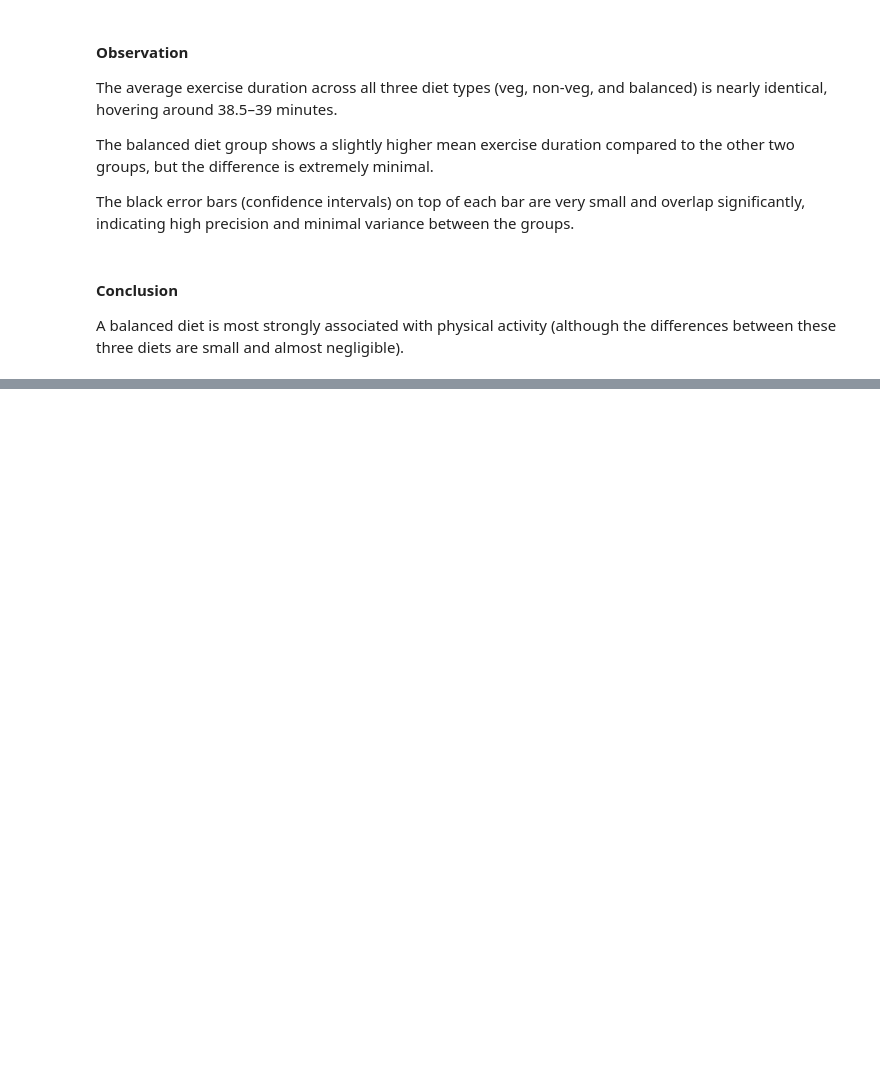
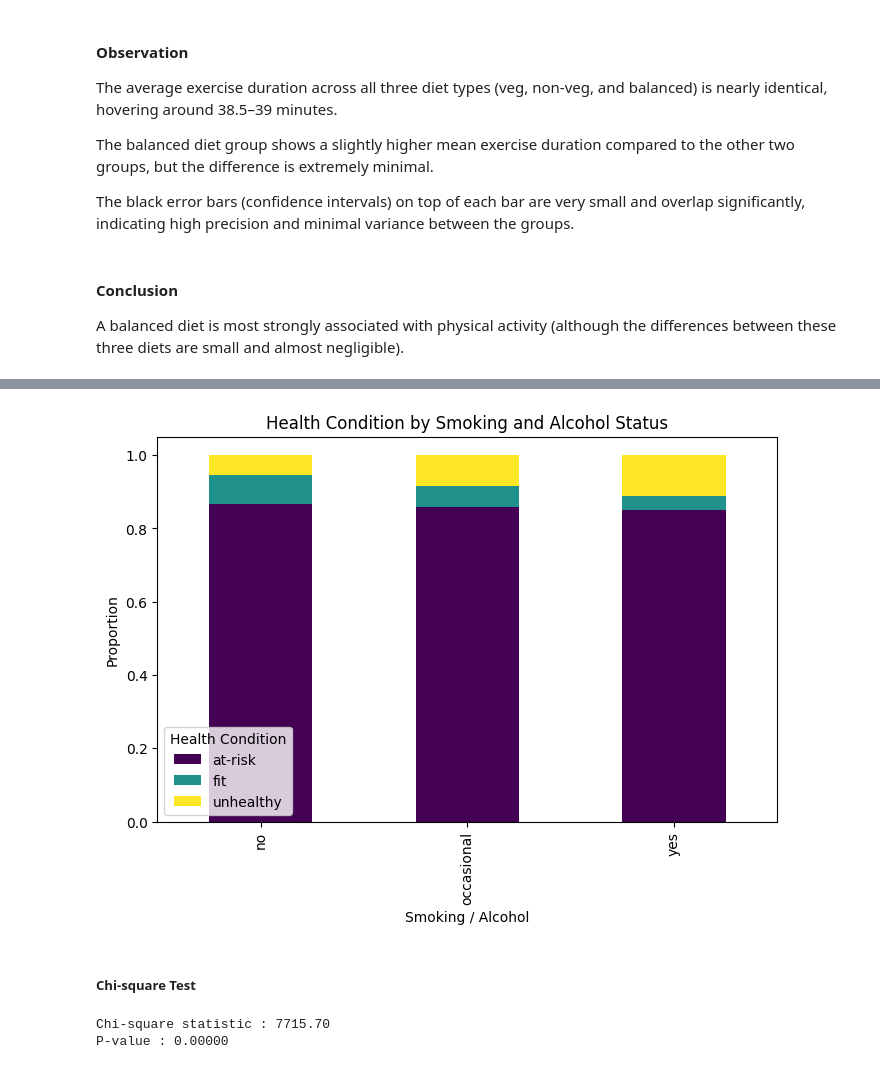
Before and after one commit to ntthach-hub/student-health-risk-prediction, a Jupyter notebook: notebooks/02_Research_Questions.ipynb, the cells around one changed output, grey strips where cells are left out. Drawn from its saved outputs; the diff is of its cells as text; code cells hidden in the pictures; blank space fills up the shorter version.

```diff
--- a/notebooks/02_Research_Questions.ipynb
+++ b/notebooks/02_Research_Questions.ipynb
@@ -275,0 +339,3 @@ A balanced diet is most strongly associated with physical activity (although the
+# %%
+df_q6 = train[["smoking_alcohol", "health_condition"]].dropna()
+df_q6.head()
@@ -275,0 +363,41 @@ A balanced diet is most strongly associated with physical activity (although the
+# %%
+(
+    pd.crosstab(
+        df_q6["smoking_alcohol"],
+        df_q6["health_condition"],
+        normalize="index"
+    )
+    .plot(
+        kind="bar",
+        stacked=True,
+        figsize=(8,5),
+        colormap="viridis"
+    )
+)
+
+plt.title("Health Condition by Smoking and Alcohol Status")
+plt.xlabel("Smoking / Alcohol")
+plt.ylabel("Proportion")
+
+plt.legend(title="Health Condition")
+
+plt.show()
+# %% [output]
+[figure, added]
+# %% [markdown]
+##### Chi-square Test
+# %%
+from scipy.stats import chi2_contingency
+
+table = pd.crosstab(
+    df_q6["smoking_alcohol"],
+    df_q6["health_condition"]
+)
+
+chi2, p, dof, expected = chi2_contingency(table)
+
+print(f"Chi-square statistic : {chi2:.2f}")
+print(f"P-value : {p:.5f}")
+# %% [output]
+Chi-square statistic : 7715.70
+P-value : 0.00000
```
Also changed, not shown: parts of 22 cells of this notebook, 14 other files.
